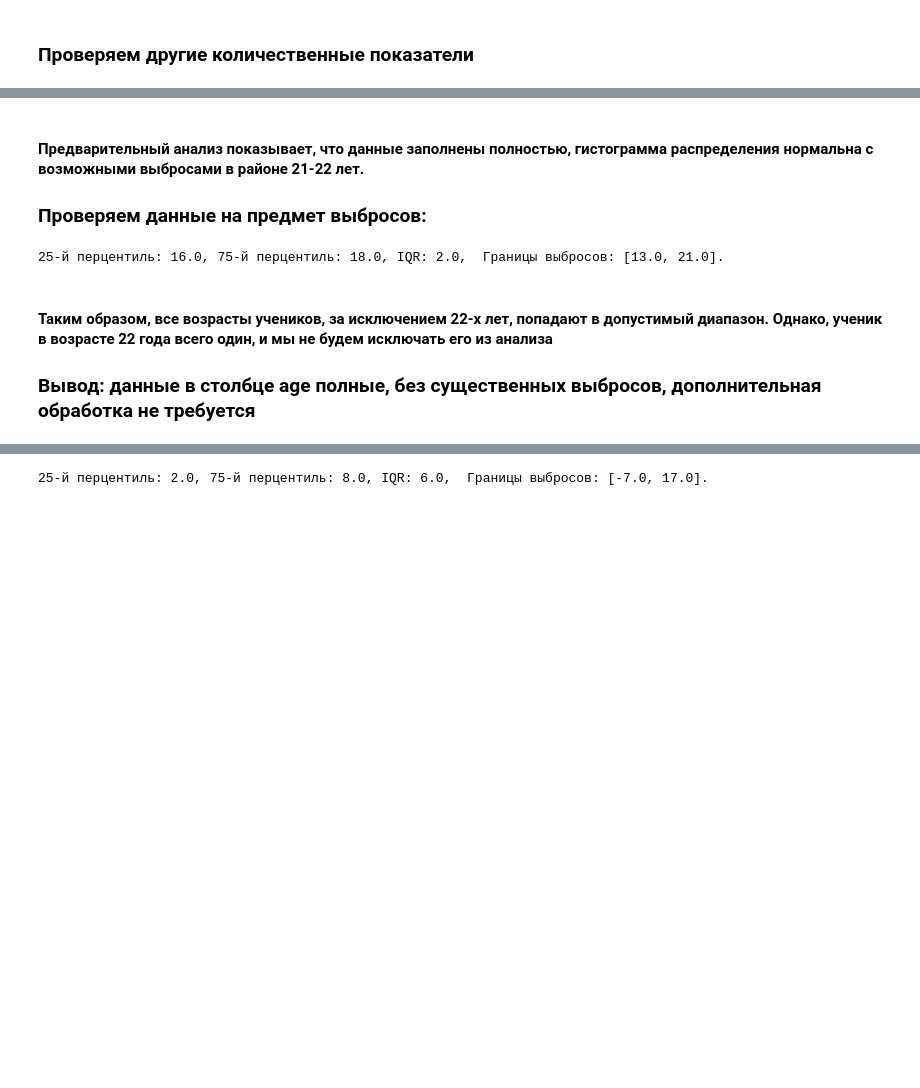
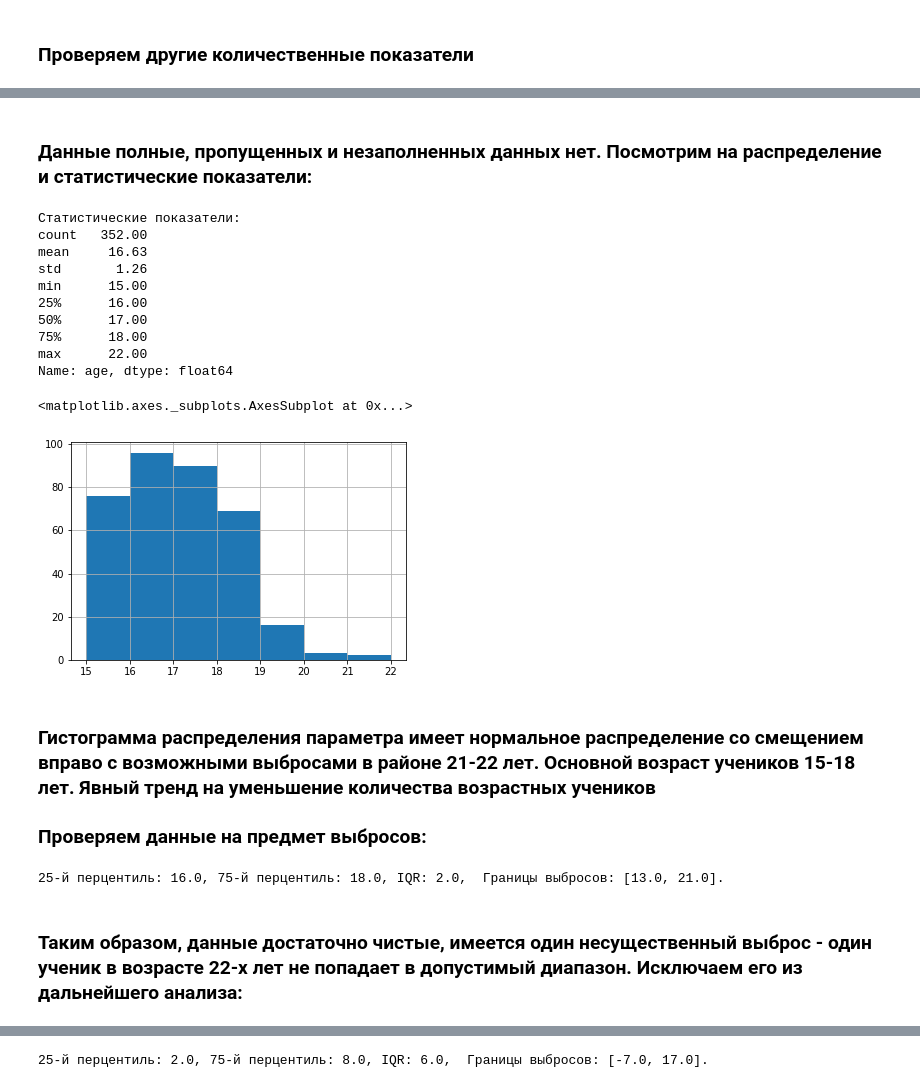
Before and after one commit to Alex-Galkin/My_Projects_AG, a Jupyter notebook: module_2/math_student_life_condit_v1.ipynb, the cells around one changed output, grey strips where cells are left out. Saved outputs shown, nothing was run; the diff lists cells and outputs as text; code cells hidden in the pictures; blank space fills up the shorter version.

```diff
--- a/module_2/math_student_life_condit_v1.ipynb
+++ b/module_2/math_student_life_condit_v1.ipynb
@@ -290,5 +250,24 @@ Name: age, dtype: float64
+# %% [markdown]
+### Данные полные, пропущенных и незаполненных данных нет. Посмотрим на распределение и статистические показатели:
+# %%
+stat_age = stud_math.age.describe()
+print('Статистические показатели:', stat_age, sep='\n')
+stud_math.age.hist(bins=7)
+# %% [output]
+Статистические показатели:
+count   352.00
+mean     16.63
+std       1.26
+min      15.00
+25%      16.00
+50%      17.00
+75%      18.00
+max      22.00
+Name: age, dtype: float64
+<matplotlib.axes._subplots.AxesSubplot at 0x...>
+[figure, added]
 # %% [markdown]
-#### Предварительный анализ показывает, что данные заполнены полностью, гистограмма распределения нормальна с возможными выбросами в районе 21-22 лет.
+###  Гистограмма распределения параметра имеет нормальное распределение со смещением вправо с возможными выбросами в районе 21-22 лет. Основной возраст учеников 15-18 лет. Явный тренд на уменьшение количества возрастных учеников
 ### Проверяем данные на предмет выбросов:
 # %%
 print('25-й перцентиль: {},'.format(stat_age[4]), '75-й перцентиль: {},'.format(stat_age[6]),
@@ -297,6 +276,5 @@ print('25-й перцентиль: {},'.format(stat_age[4]), '75-й перцен
                                                                         stat_age[6] + 1.5*(stat_age[6]-stat_age[4])))
 # %% [output]
 25-й перцентиль: 16.0, 75-й перцентиль: 18.0, IQR: 2.0,  Границы выбросов: [13.0, 21.0].
-# %% [markdown]
-#### Таким образом, все возрасты учеников, за исключением 22-х лет, попадают в допустимый диапазон. Однако, ученик в возрасте 22 года всего один, и мы не будем исключать его из анализа
-### Вывод: данные в столбце age полные, без существенных выбросов, дополнительная обработка не требуется
+# %% [markdown]
+### Таким образом, данные достаточно чистые, имеется один несущественный выброс - один ученик в возрасте 22-х лет не попадает в допустимый диапазон. Исключаем его из дальнейшего анализа:
```
Also changed, not shown: parts of 123 cells of this notebook.
